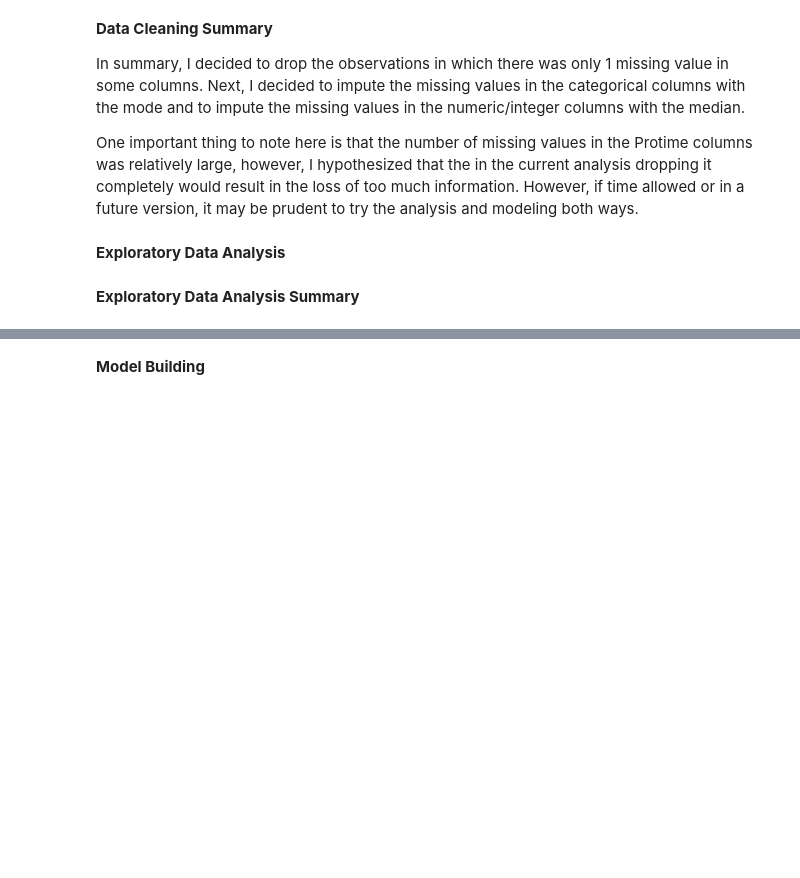
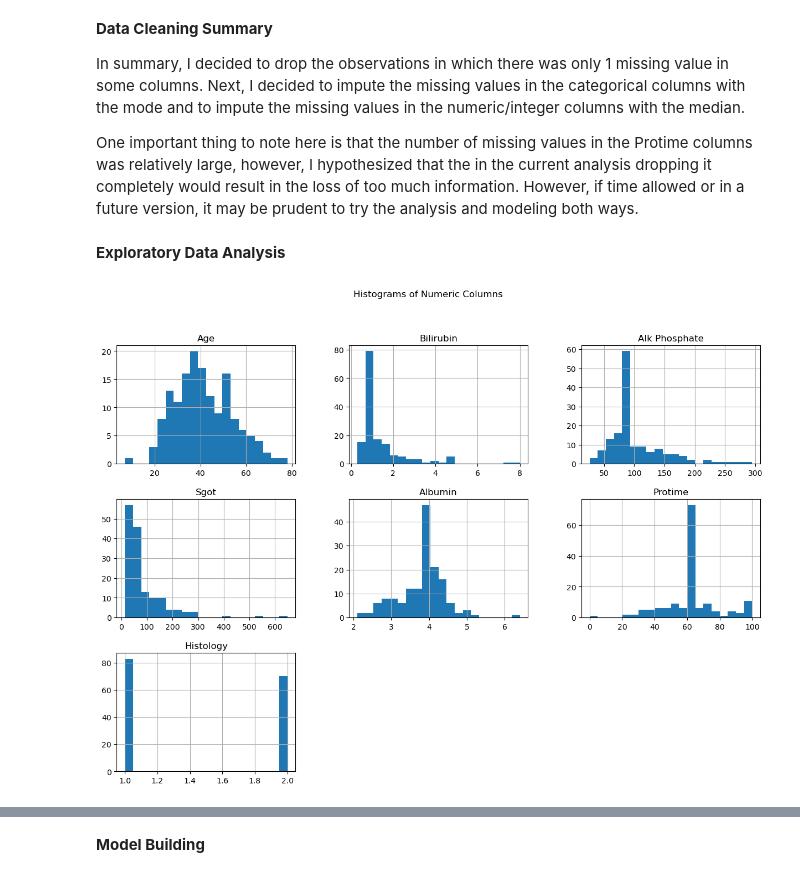
Before and after one commit to bryanpmayfield/DTSA_5509_Final_Project, a Jupyter notebook: DTSA_5509_Final_Project_NB.ipynb, the cells around one changed output, grey strips where cells are left out. Drawn from its saved outputs; the diff is of its cells as text; code cells hidden in the pictures; blank space fills up the shorter version.

```diff
--- a/DTSA_5509_Final_Project_NB.ipynb
+++ b/DTSA_5509_Final_Project_NB.ipynb
@@ -263,7 +265,7 @@ print(numeric_columns)
 categorical_imputer = SimpleImputer(strategy='most_frequent')
 
 # Fit and transform the imputer on the DataFrame
-df_hepatitis_clean[categorical_columns] = imputer.fit_transform(df_hepatitis_clean[categorical_columns])
+df_hepatitis_clean[categorical_columns] = categorical_imputer.fit_transform(df_hepatitis_clean[categorical_columns])
 
 # Display the DataFrame after imputing the mode
 df_hepatitis_clean
@@ -358,5 +360,13 @@ In summary, I decided to drop the observations in which there was only 1 missing
 One important thing to note here is that the number of missing values in the Protime columns was relatively large, however, I hypothesized that the in the current analysis dropping it completely would result in the loss of too much information. However, if time allowed or in a future version, it may be prudent to try the analysis and modeling both ways.
 # %% [markdown]
 **Exploratory Data Analysis**
-# %% [markdown]
-**Exploratory Data Analysis Summary**
+# %%
+# First I want to make histograms of the numerical variables
+
+
+# Create histograms for each numeric column
+df_hepatitis_clean[numeric_columns].hist(bins=20, figsize=(15, 10))
+plt.suptitle('Histograms of Numeric Columns')
+plt.show()
+# %% [output]
+[figure, added]
```
Also changed, not shown: parts of 15 cells of this notebook.
